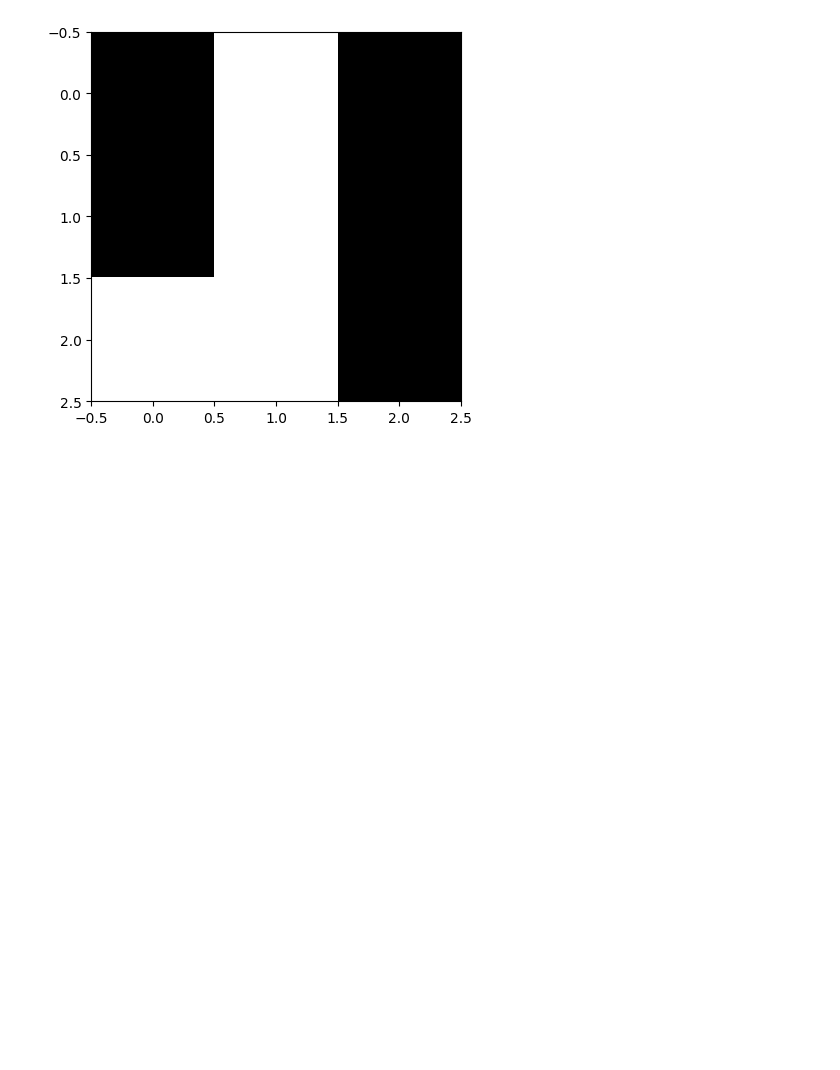
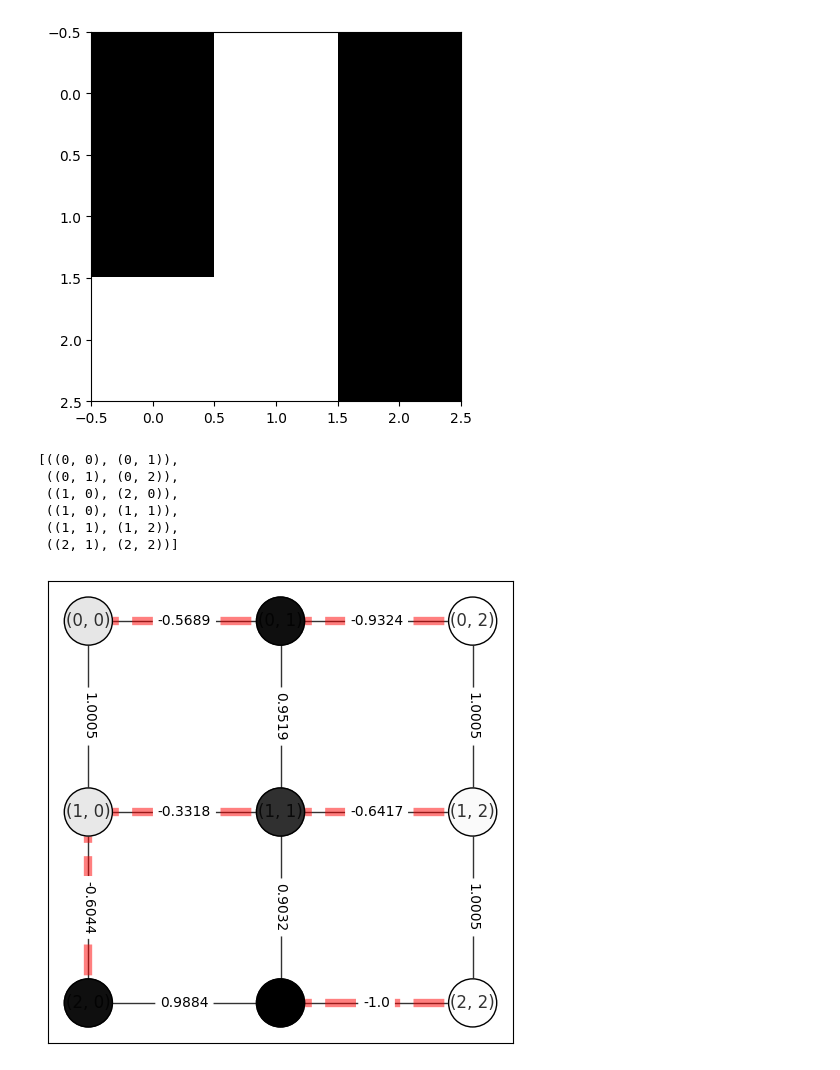
Before and after one commit to supreethmv/Q-Seg, a Jupyter notebook: examples/q_seg_pipeline.ipynb, the cells around one changed output. Saved outputs shown, nothing was run; the diff lists cells and outputs as text; code cells hidden in the pictures; blank space fills up the shorter version.

```diff
--- a/examples/q_seg_pipeline.ipynb
+++ b/examples/q_seg_pipeline.ipynb
@@ -112,33 +20,3 @@ def dwave_solver(linear, quadratic, private_token, runs=10000, **kwargs):
-# %%
-def annealer_solver(G, private_token, n_samples= 2000, **kwargs):
-  start_time = time.time()
-  w = -1 * nx.adjacency_matrix(G).todense()
-  max_cut = Maxcut(w)
-  qp = max_cut.to_quadratic_program()
-  linear = qp.objective.linear.coefficients.toarray(order=None, out=None)
-  quadratic = qp.objective.quadratic.coefficients.toarray(order=None, out=None)
-  linear = {int(idx):-round(value,2) for idx,value in enumerate(linear[0])}
-  quadratic = {(int(iy),int(ix)):-quadratic[iy, ix] for iy, ix in np.ndindex(quadratic.shape) if iy<ix and abs(quadratic[iy, ix])!=0}
-  problem_formulation_time = time.time() - start_time
-  sample_set, connection_time, embedding_time, response_time = dwave_solver(linear, quadratic, private_token, runs=n_samples)
-  info_dict = sample_set.info['timing'].copy()
-
-  start_time = time.time()
-  samples_df = sample_set.to_pandas_dataframe()
-  sample_fetch_time = time.time() - start_time
-
-  info_dict['problem_formulation_time'] = problem_formulation_time
-  info_dict['connection_time'] = connection_time
-  info_dict['embedding_time'] = embedding_time
-  info_dict['response_time'] = response_time
-  info_dict['sample_fetch_time'] = sample_fetch_time
-  return samples_df, info_dict
-# %%
-def decode_binary_string(x, height, width):
-  mask = np.zeros([height, width])
-  for index,segment in enumerate(x):
-    mask[index//width,index%width]=segment
-  return mask
 # %% [markdown]
 ### Create a sample Image
 # %%
@@ -206,3 +84,17 @@ plt.imshow(segmentation_mask, cmap=plt.cm.gray)
 # %% [output]
 <matplotlib.image.AxesImage at 0x...>
 [figure]
+# %%
+cut_edges = [(u, v) for (u, v, d) in G.edges(data=True) if segmentation_mask[u]!=segmentation_mask[v]]
+cut_edges
+# %% [output]
+[((0, 0), (0, 1)),
+ ((0, 1), (0, 2)),
+ ((1, 0), (2, 0)),
+ ((1, 0), (1, 1)),
+ ((1, 1), (1, 2)),
+ ((2, 1), (2, 2))]
+# %%
+draw_graph_cut_edges(G, image, cut_edges)
+# %% [output]
+[figure, added]
```
Also changed, not shown: parts of 8 cells of this notebook.
